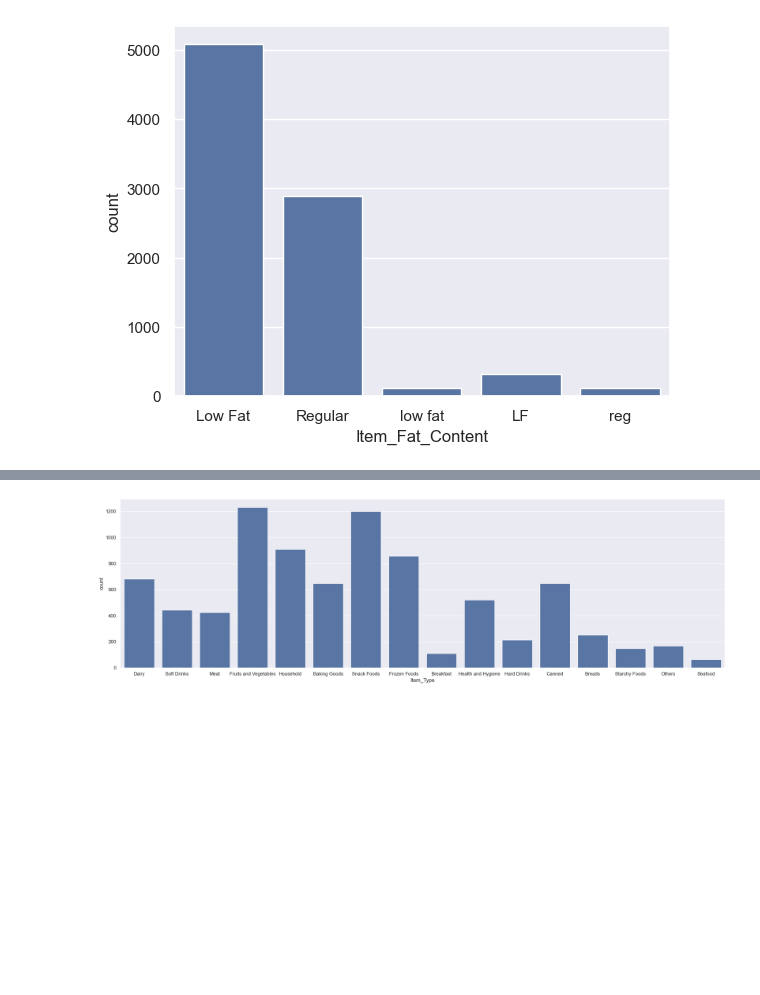
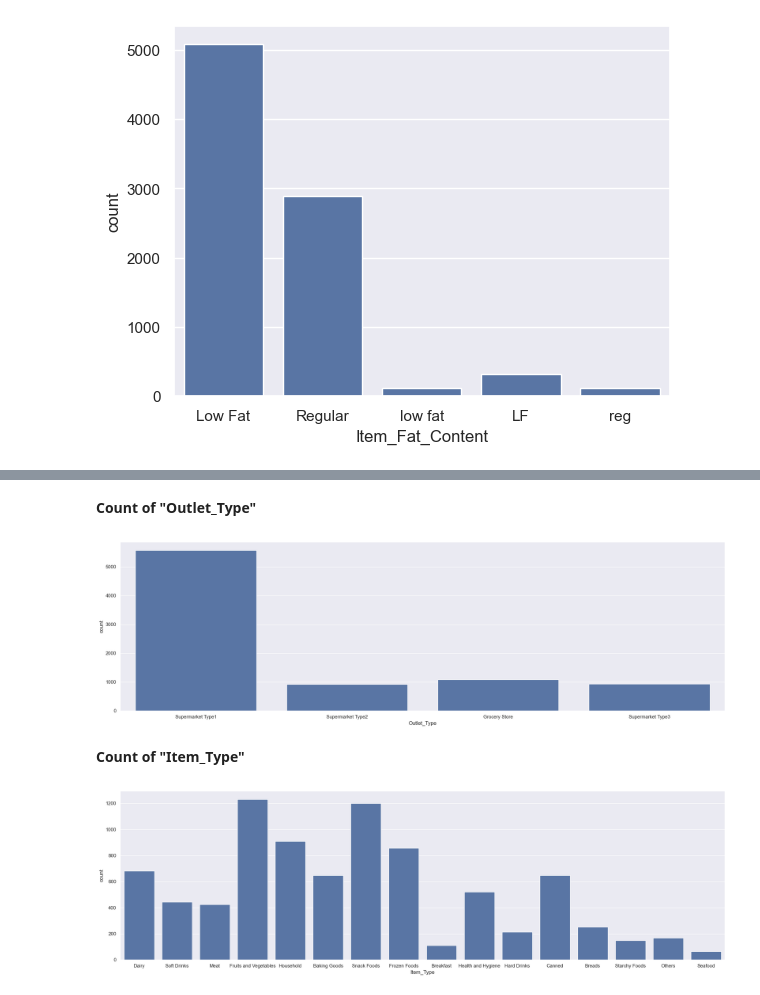
Before and after one commit to nimourhossain/Machine-Learning-Lab-using-render, a Jupyter notebook: Big Mart Sales Prediction using Machine Learning with Python.ipynb, the cells around one changed output, grey strips where cells are left out. Drawn from its saved outputs; the diff is of its cells as text; code cells hidden in the pictures; blank space fills up the shorter version.

```diff
--- a/Big Mart Sales Prediction using Machine Learning with Python.ipynb
+++ b/Big Mart Sales Prediction using Machine Learning with Python.ipynb
@@ -324 +337,11 @@ plt.show()
+# %% [markdown]
+**Count of "Outlet_Type"**
+# %%
+plt.figure(figsize=(25,7))
+sns.countplot(x='Outlet_Type', data=sales_data)
+plt.show()
+# %% [output]
+[figure, added]
+# %% [markdown]
+**Count of "Item_Type"**
 # %%
```
Also changed, not shown: parts of 64 cells of this notebook, 8 other files.
